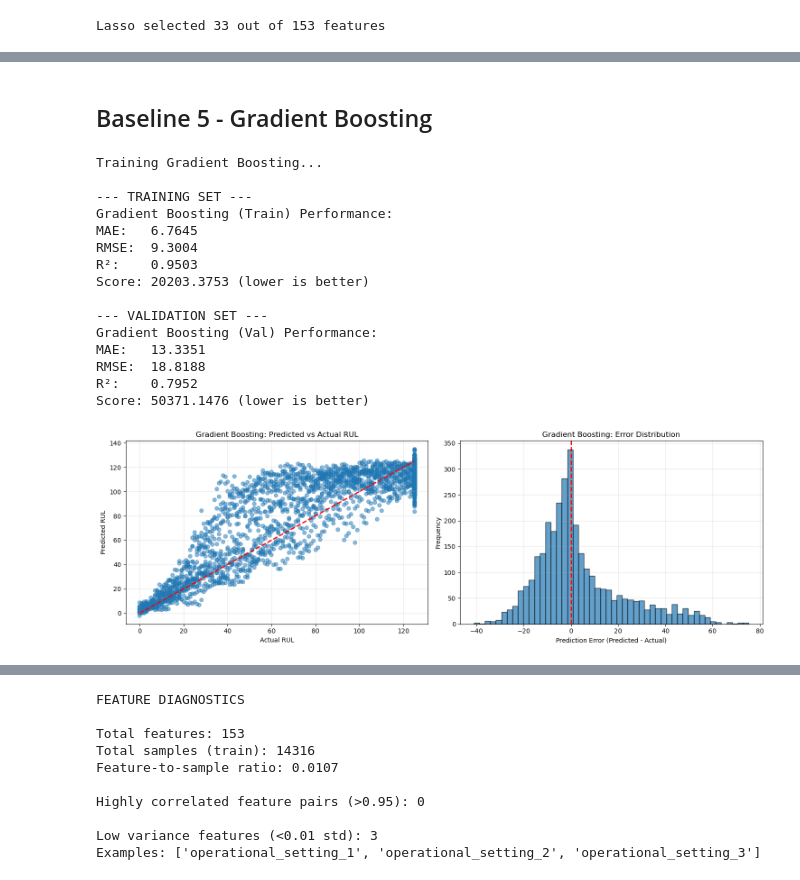
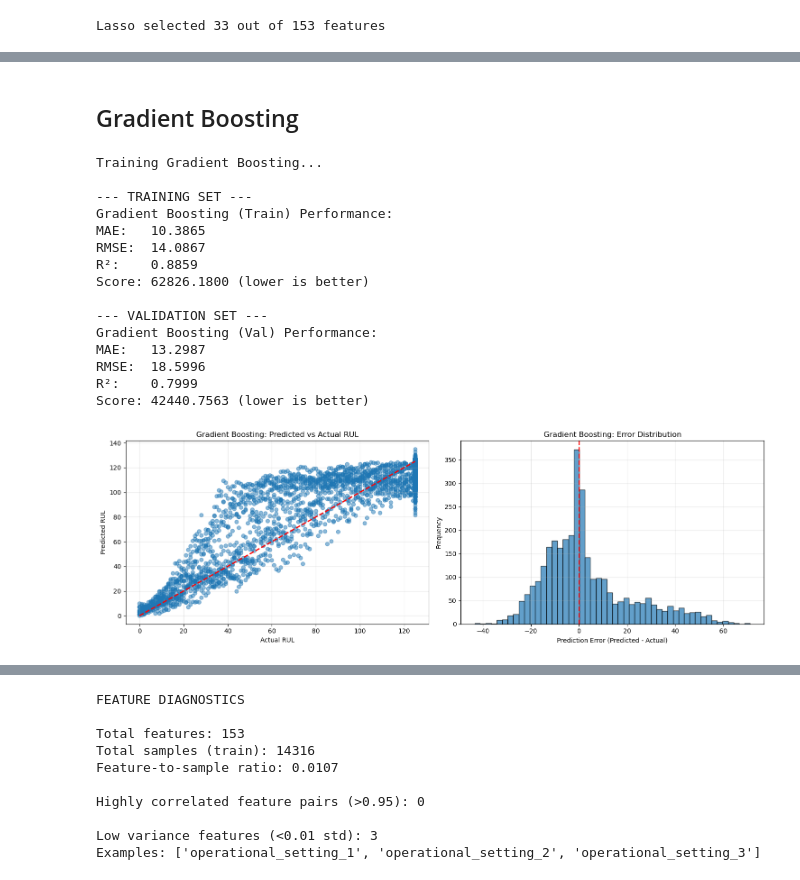
Before and after one commit to Wellbek/NASA-Turbofan-Twin, a Jupyter notebook: notebooks/03-04_machine_learning_models.ipynb, the cells around one changed output, grey strips where cells are left out. Cells and saved outputs as stored; diff of their text form; code cells hidden in the pictures.

```diff
--- a/notebooks/03_basemodels.ipynb
+++ b/notebooks/03-04_machine_learning_models.ipynb
@@ -411,10 +415,11 @@ Lasso selected 33 out of 153 features
 # %%
 print("Training Random Forest...")
 rf_model = RandomForestRegressor(
-    n_estimators=100,
-    max_depth=15,
-    min_samples_split=10,
-    min_samples_leaf=4,
+    n_estimators=150,      # Number of trees to capture patterns
+    max_depth=12,          # Shallower trees = less memorization
+    min_samples_split=15,  # More samples to split = simpler boundaries
+    min_samples_leaf=6,    # More samples per leaf = smoother predictions
+    max_features='sqrt',   # Use sqrt(n_features) instead of all: Forces feature diversity across trees
     random_state=42,
     n_jobs=-1
 )
@@ -489,45 +458,47 @@ Top 15 Most Important Features:
 # %% [markdown]
-## Baseline 5 - Gradient Boosting
+## Gradient Boosting
 # %%
 print("Training Gradient Boosting...")
 gb_model = GradientBoostingRegressor(
-    n_estimators=100,
-    learning_rate=0.1,
-    max_depth=5,
-    min_samples_split=10,
-    min_samples_leaf=4,
+    n_estimators=150,      # NUmber of iterations
+    learning_rate=0.05,    # Slower learning = less overfit, smoother convergence
+    max_depth=4,           # Shallower trees = less complexity per boosting step
+    min_samples_split=15,  # Increase means harder to split = fewer extreme leaves
+    min_samples_leaf=6,    # Larger leaves = more generalized predictions
+    subsample=0.8,         # Use 80% of samples per iteration: Adds randomness to reduce overfitting
+    max_features='sqrt',   # Prevents relying on the same features every iteration
     random_state=42
 )
 gb_model.fit(X_train, y_train)
 
 # Predictions
 y_train_pred_gb = gb_model.predict(X_train)
 y_val_pred_gb = gb_model.predict(X_val)
 
 # Evaluate
 print("\n--- TRAINING SET ---")
 train_results_gb = evaluate_model(y_train, y_train_pred_gb, "Gradient Boosting (Train)")
 
 print("\n--- VALIDATION SET ---")
 val_results_gb = evaluate_model(y_val, y_val_pred_gb, "Gradient Boosting (Val)")
 
 # Plot
 plot_predictions(y_val, y_val_pred_gb, "Gradient Boosting")
 # %% [output]
 Training Gradient Boosting...
 
 --- TRAINING SET ---
 Gradient Boosting (Train) Performance:
-MAE:   6.7645
-RMSE:  9.3004
-R²:    0.9503
-Score: 20203.3753 (lower is better)
+MAE:   10.3865
+RMSE:  14.0867
+R²:    0.8859
+Score: 62826.1800 (lower is better)
 
 --- VALIDATION SET ---
 Gradient Boosting (Val) Performance:
-MAE:   13.3351
-RMSE:  18.8188
-R²:    0.7952
-Score: 50371.1476 (lower is better)
+MAE:   13.2987
+RMSE:  18.5996
+R²:    0.7999
+Score: 42440.7563 (lower is better)
-[figure, old version]
+[figure, new version]
 # %% [markdown]
```
Also changed, not shown: parts of 13 cells of this notebook.
